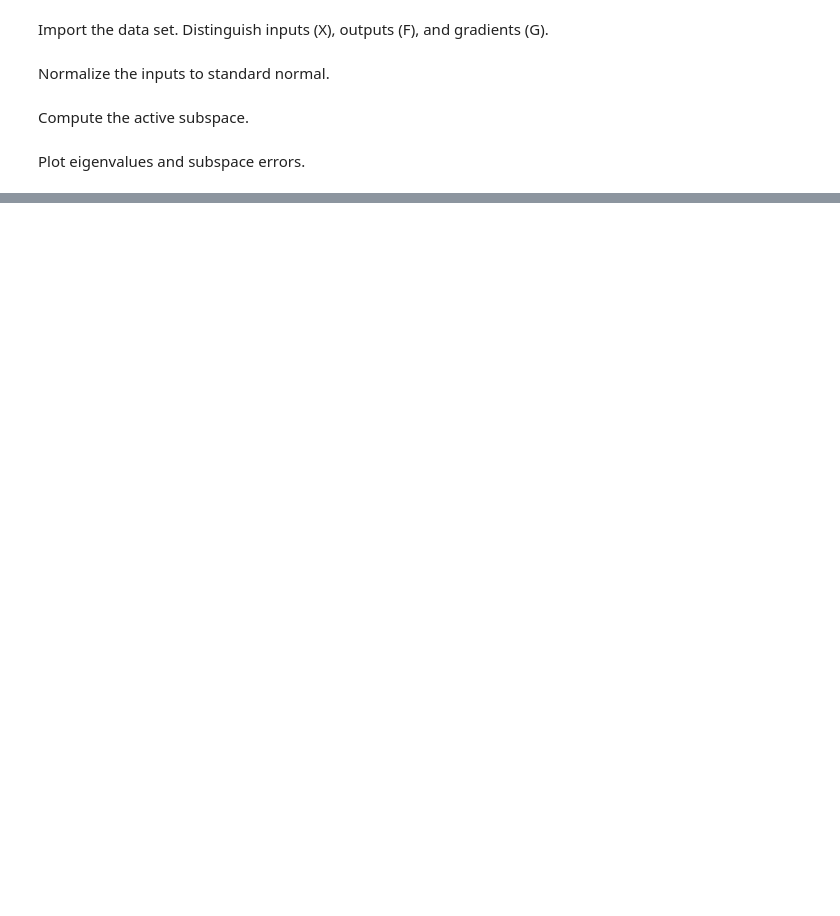
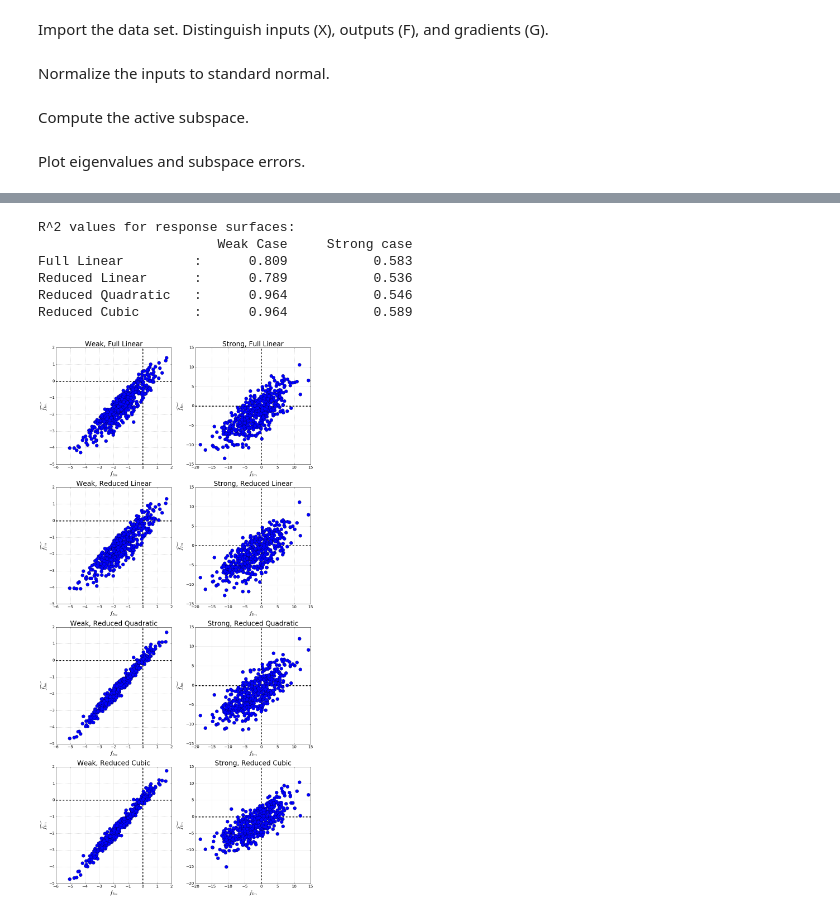
Before and after one commit to paulcon/as-data-sets, a Jupyter notebook: Atacamac/active-subspace-atacamac.ipynb, the cells around one changed output, grey strips where cells are left out. Drawn from its saved outputs; the diff is of its cells as text; code cells hidden in the pictures; blank space fills up the shorter version.

```diff
--- a/Atacamac/active-subspace-atacamac.ipynb
+++ b/Atacamac/active-subspace-atacamac.ipynb
@@ -86,0 +282,34 @@ ac.utils.plotters.sufficient_summary(XX.dot(ss.W1),f)
+# %%
+print 'R^2 values for response surfaces:'
+print '{:20}{:^15}{:^15}'.format('', 'Weak Case', 'Strong case')
+L = ['Full Linear', 'Reduced Linear', 'Reduced Quadratic', 'Reduced Cubic']
+for i in range(4):
+    print '{:20}: {:^15.3} {:^15.3}'.format(L[i], RS_W[i].Rsqr, RS_S[i].Rsqr)
+
+
+fig, axes = plt.subplots(4, 2, figsize=(2*7, 4*7)); axes = axes.reshape(8)
+XX = [XX_W_prime, XX_S_prime]
+ss = [ss_W_prime, ss_S_prime]
+f = [f_W, f_S]
+RS = [RS_W, RS_S]
+L0 =['Weak', 'Strong']
+for i in range(8):
+    y = XX[i%2] if i in [0, 1] else XX[i%2].dot(ss[i%2].W1)
+    axes[i].plot(f[i%2], RS[i%2][i/2].predict(y)[0], 'bo', markersize=12)
+    axes[i].vlines(0, axes[i].get_ylim()[0], axes[i].get_ylim()[1],
+                   linestyles='dashed', linewidth=3)
+    axes[i].hlines(0, axes[i].get_xlim()[0], axes[i].get_xlim()[1],
+                   linestyles='dashed', linewidth=3)
+    axes[i].grid(True)
+    axes[i].set_xlabel(r'$f_{Im}$', fontsize=20)
+    axes[i].set_ylabel(r'$\widetilde{f_{Im}}$', fontsize=20)
+    axes[i].set_title('{}, {}'.format(L0[i%2], L[i/2]), fontsize=24)
+fig.tight_layout()
+# %% [output]
+R^2 values for response surfaces:
+                       Weak Case     Strong case
+Full Linear         :      0.809           0.583
+Reduced Linear      :      0.789           0.536
+Reduced Quadratic   :      0.964           0.546
+Reduced Cubic       :      0.964           0.589
+[figure, added]
```
Also changed, not shown: parts of 24 cells of this notebook.
